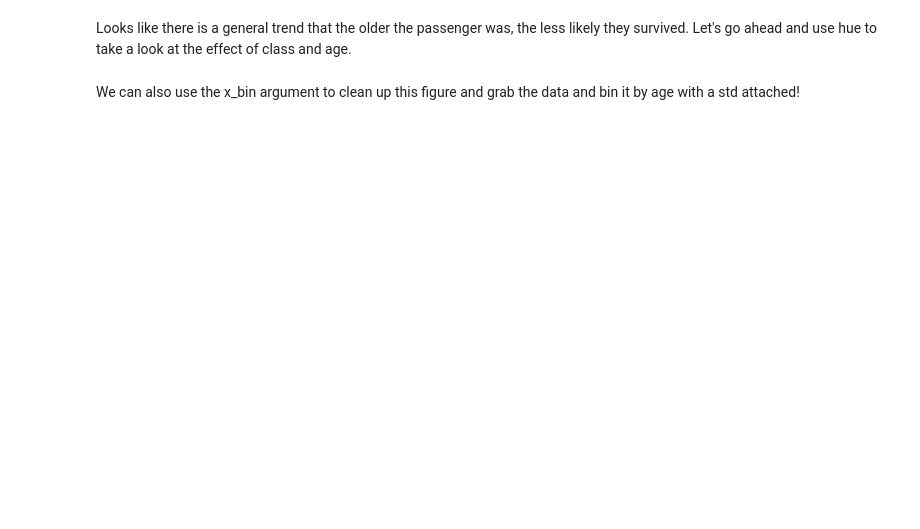
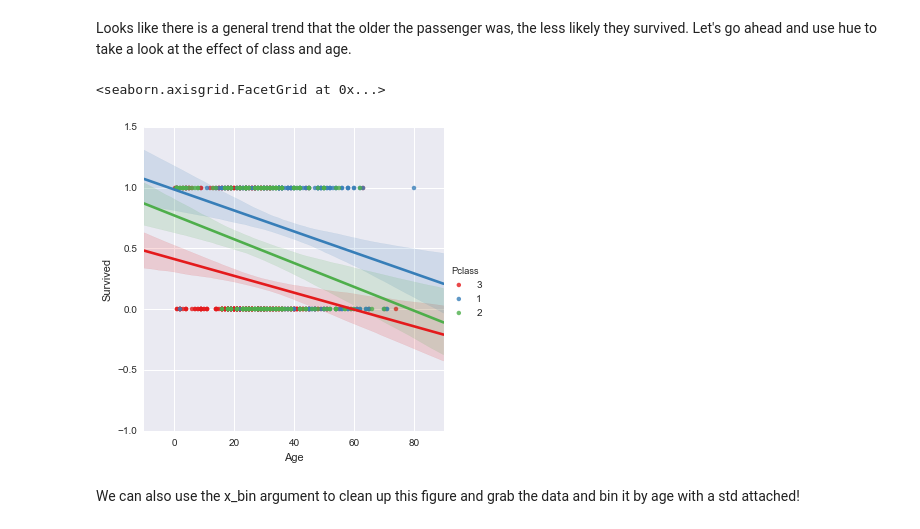
Before and after one commit to data-science-competitions/Kaggle-Titanic, a Jupyter notebook: Python/notebooks/tutorial_notebook.ipynb, the cells around one changed output. Drawn from its saved outputs; the diff is of its cells as text; code cells hidden in the pictures; blank space fills up the shorter version.

```diff
--- a/Python/notebooks/tutorial_notebook.ipynb
+++ b/Python/notebooks/tutorial_notebook.ipynb
@@ -347,7 +394,10 @@ sns.lmplot('Age','Survived',data=titanic_df)
 Looks like there is a general trend that the older the passenger was, the less likely they survived. Let's go ahead and use hue to take a look at the effect of class and age.
 # %%
 # Let's use a linear plot on age versus survival using hue for class seperation
-sns.lmplot('Age','Survived',hue='Pclass',data=titanic_df,palette='winter')
+sns.lmplot('Age', 'Survived', hue='Pclass', data=titanic_df, palette='Set1')
+# %% [output]
+<seaborn.axisgrid.FacetGrid at 0x...>
+[figure, added]
 # %% [markdown]
 We can also use the x_bin argument to clean up this figure and grab the data and bin it by age with a std attached!
 # %%
```
Also changed, not shown: parts of 17 cells of this notebook.
